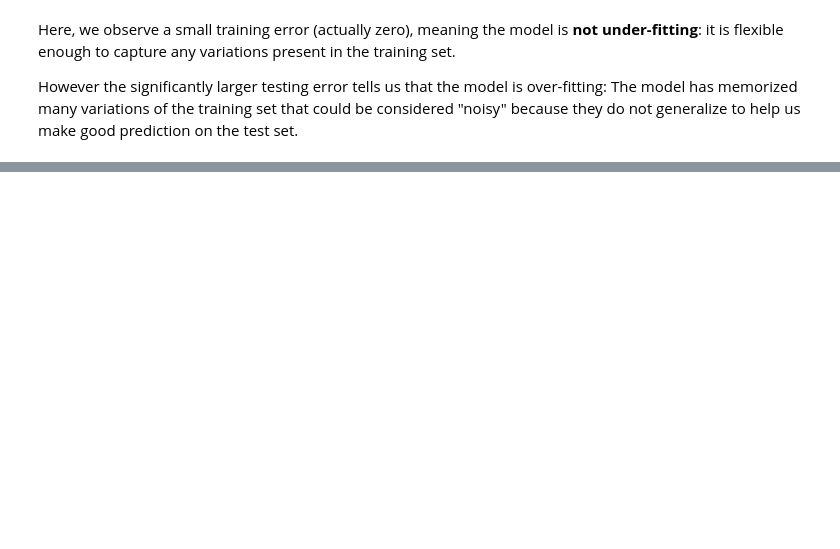
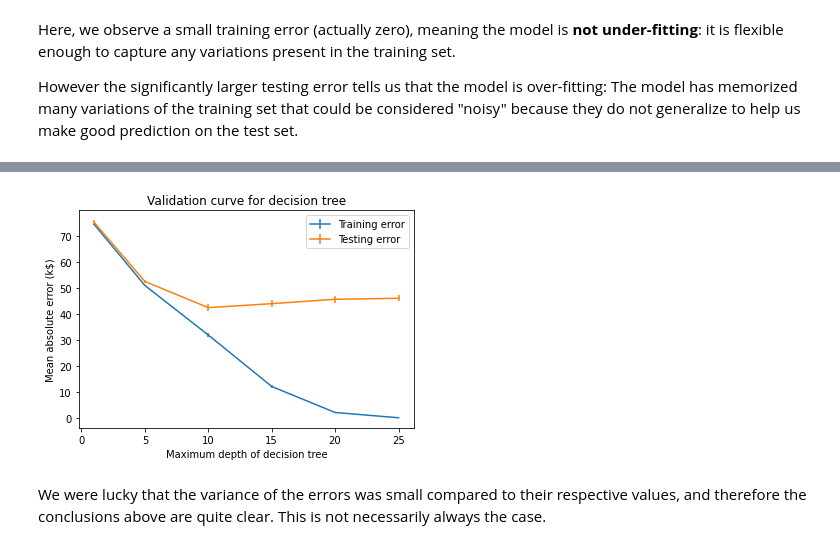
Before and after one commit to skacem/Learning-Machine-Learning, a Jupyter notebook: Scikit-learn/202_overfit_generalization_underfit.ipynb, the cells around one changed output, grey strips where cells are left out. Saved outputs shown, nothing was run; the diff lists cells and outputs as text; code cells hidden in the pictures; blank space fills up the shorter version.

```diff
--- a/Scikit-learn/202_overfit_generalization_underfit.ipynb
+++ b/Scikit-learn/202_overfit_generalization_underfit.ipynb
@@ -52,0 +93,14 @@ However the significantly larger testing error tells us that the model is over-f
+# %%
+plt.errorbar(max_depth, train_errors.mean(axis=1),
+             yerr=train_errors.std(axis=1), label='Training error')
+plt.errorbar(max_depth, test_errors.mean(axis=1),
+             yerr=test_errors.std(axis=1), label='Testing error')
+plt.legend()
+
+plt.xlabel("Maximum depth of decision tree")
+plt.ylabel("Mean absolute error (k$)")
+_ = plt.title("Validation curve for decision tree")
+# %% [output]
+[figure, added]
+# %% [markdown]
+We were lucky that the variance of the errors was small compared to their respective values, and therefore the conclusions above are quite clear. This is not necessarily always the case.
```
Also changed, not shown: parts of 8 cells of this notebook.
